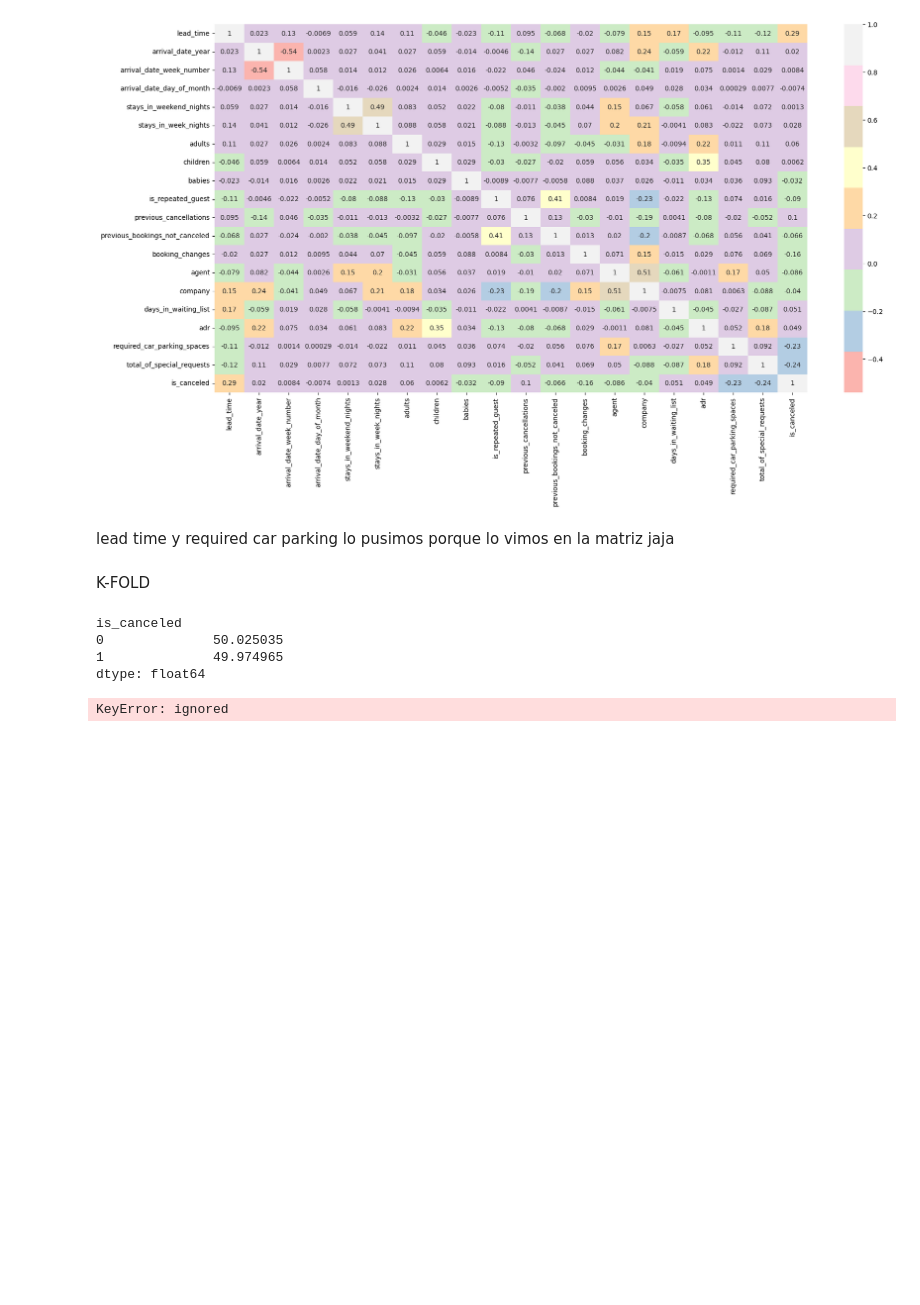
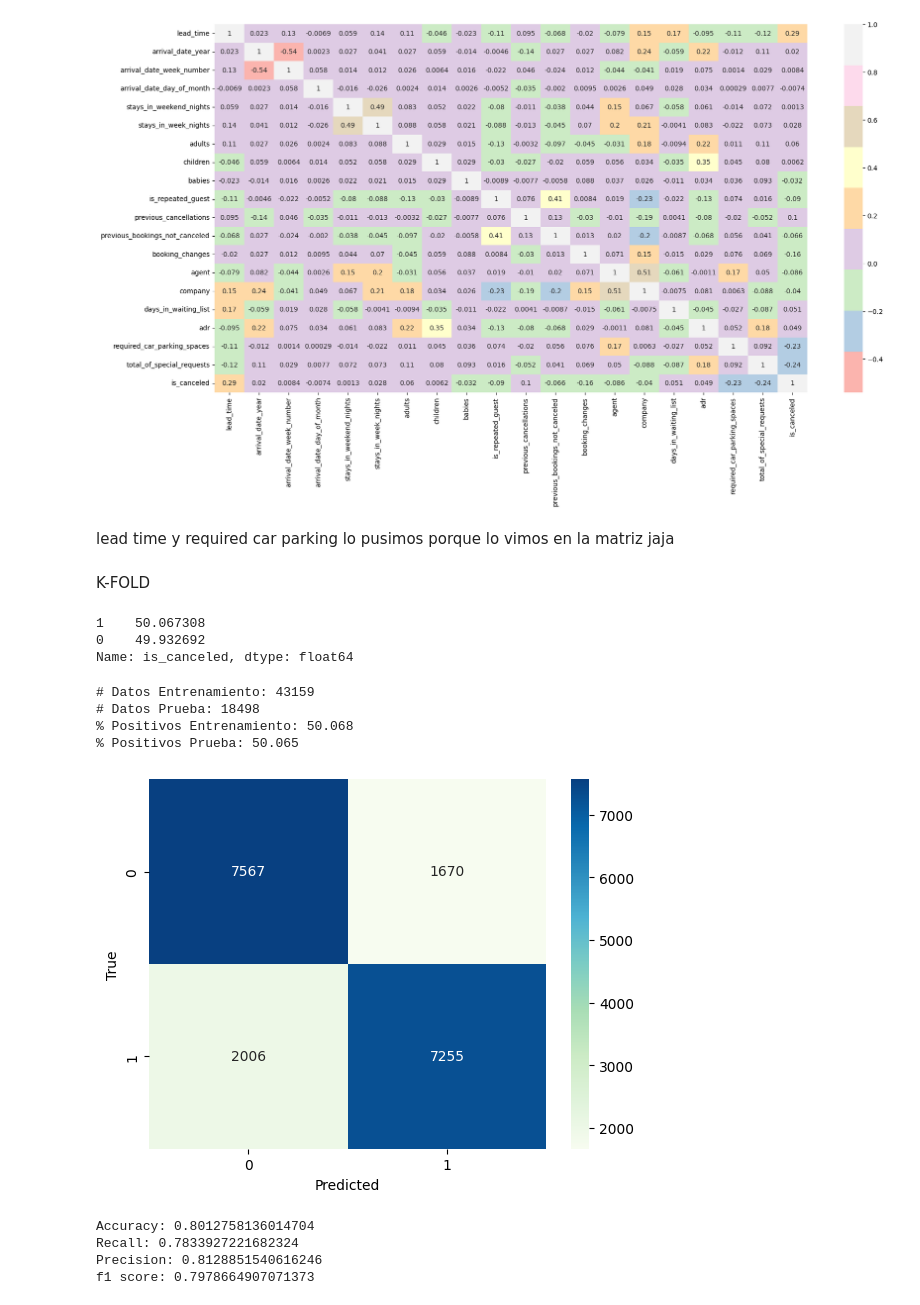
Before and after one commit to lautitorraca/7506R-2C2023-GRUPO24, a Jupyter notebook: TP1/7506R_TP1_GRUPO24_CHP2_ENTREGA.ipynb, the cells around one changed output. Cells and saved outputs as stored; diff of their text form; code cells hidden in the pictures; blank space fills up the shorter version.

```diff
--- a/TP1/7506R_TP1_GRUPO24_CHP2_ENTREGA.ipynb
+++ b/TP1/7506R_TP1_GRUPO24_CHP2_ENTREGA.ipynb
@@ -771,26 +768,28 @@ lead time y required car parking lo pusimos porque lo vimos en la matriz jaja
 # %% [markdown]
 K-FOLD
 # %%
-columnas = ['adults', 'children','babies','is_repeated_guest', 'previous_cancellations', 'previous_bookings_not_canceled','booking_changes', 'country',
-                  'days_in_waiting_list', 'total_of_special_requests', 'hotel','id', 'meal', 'deposit_type', 'customer_type', 'assigned_room_type', 'lead_time', 'required_car_parking_spaces']
+df_fold_train = df_trabajo_train.copy()
 
-target = ['is_canceled']
+features = ['adults', 'children','is_repeated_guest', 'previous_cancellations', 'previous_bookings_not_canceled','booking_changes', 'country', 'assigned_room_type',
+             'days_in_waiting_list', 'total_of_special_requests', 'hotel', 'meal', 'deposit_type', 'customer_type', 'lead_time', 'required_car_parking_spaces']
+
+target = 'is_canceled'
 # %%
 #Verifico balanceo de clases
-ds_trabajo_train[target].value_counts(normalize=True)*100
+df_fold_train[target].value_counts(normalize=True)*100
 # %% [output]
-is_canceled
-0              50.025035
-1              49.974965
-dtype: float64
+1    50.067308
+0    49.932692
+Name: is_canceled, dtype: float64
 # %%
 #Separo un set de Evaluacion
+df_fold_train_dum = func_get_dummies(df_fold_train[features])
 
-x_train, x_test, y_train, y_test = train_test_split(ds_trabajo_train[columnas].values,
-                                                    ds_trabajo_train[target].values,
-                                                    test_size=0.2,    #20% al conjunto de test
+x_train, x_test, y_train, y_test = train_test_split(df_fold_train_dum.values,
+                                                    df_fold_train[target].values,
+                                                    test_size=0.3,    #20% al conjunto de test
                                                     random_state=13,  #para poder reproducir el experimento
-                                                    stratify=ds_trabajo_train[target].values) #estratificado para mantener proporcion
+                                                    stratify=df_fold_train[target].values) #estratificado para mantener proporcion
 
 #Verifico Cantidad de Datos en cada set
 print('# Datos Entrenamiento: {}'.format(len(x_train)))
@@ -800,4 +799,22 @@ print('# Datos Prueba: {}'.format(len(x_test)))
 for split_name, split in zip(['% Positivos Entrenamiento','% Positivos Prueba'],[y_train,y_test]):
   print('{}: {:.3f}'.format(split_name,pd.Series(split).value_counts(normalize=True)[1]*100))
 # %% [output]
-KeyError: ignored
+# Datos Entrenamiento: 43159
+# Datos Prueba: 18498
+% Positivos Entrenamiento: 50.068
+% Positivos Prueba: 50.065
+# %%
+model3 = tree_model.fit(X = x_train, y = y_train)
+y_pred = model.predict(x_test)
+
+
+crearMatriz(y_test, y_pred)
+# %% [output]
+[figure, added]
+# %%
+mostrar_metricas(y_test, y_pred)
+# %% [output]
+Accuracy: 0.8012758136014704
+Recall: 0.7833927221682324
+Precision: 0.8128851540616246
+f1 score: 0.7978664907071373
```
Also changed, not shown: parts of 4 cells of this notebook.
